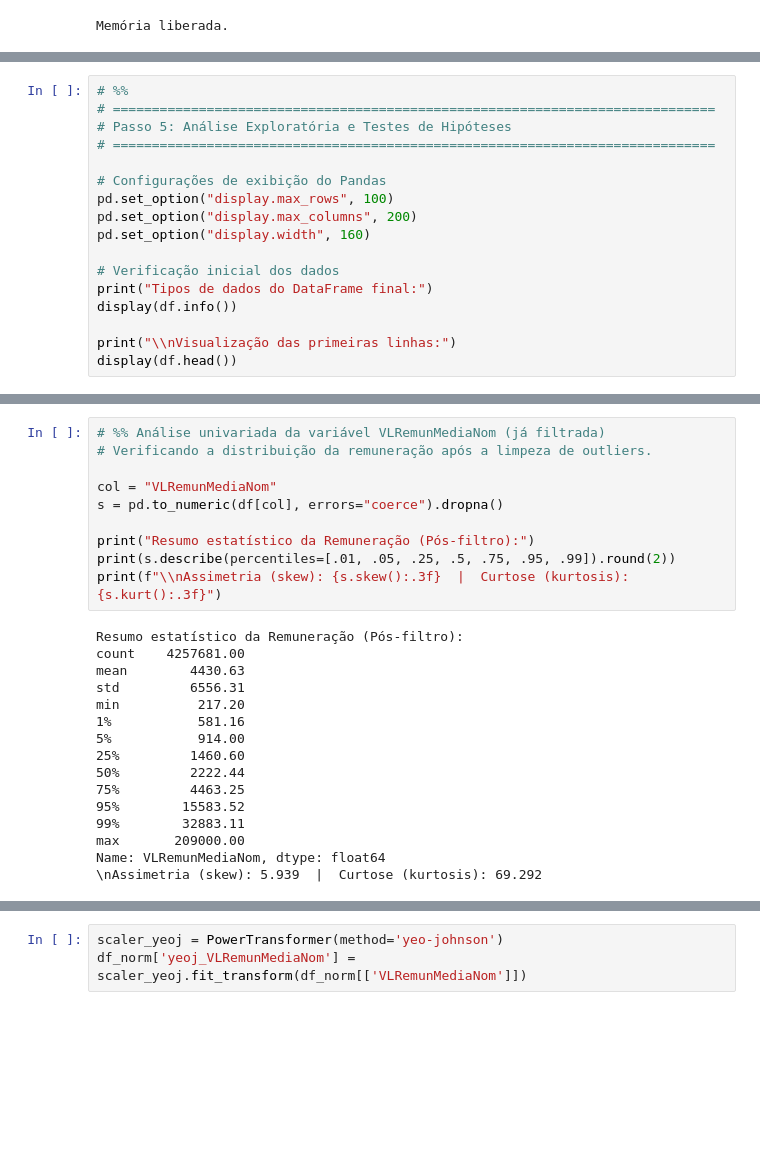
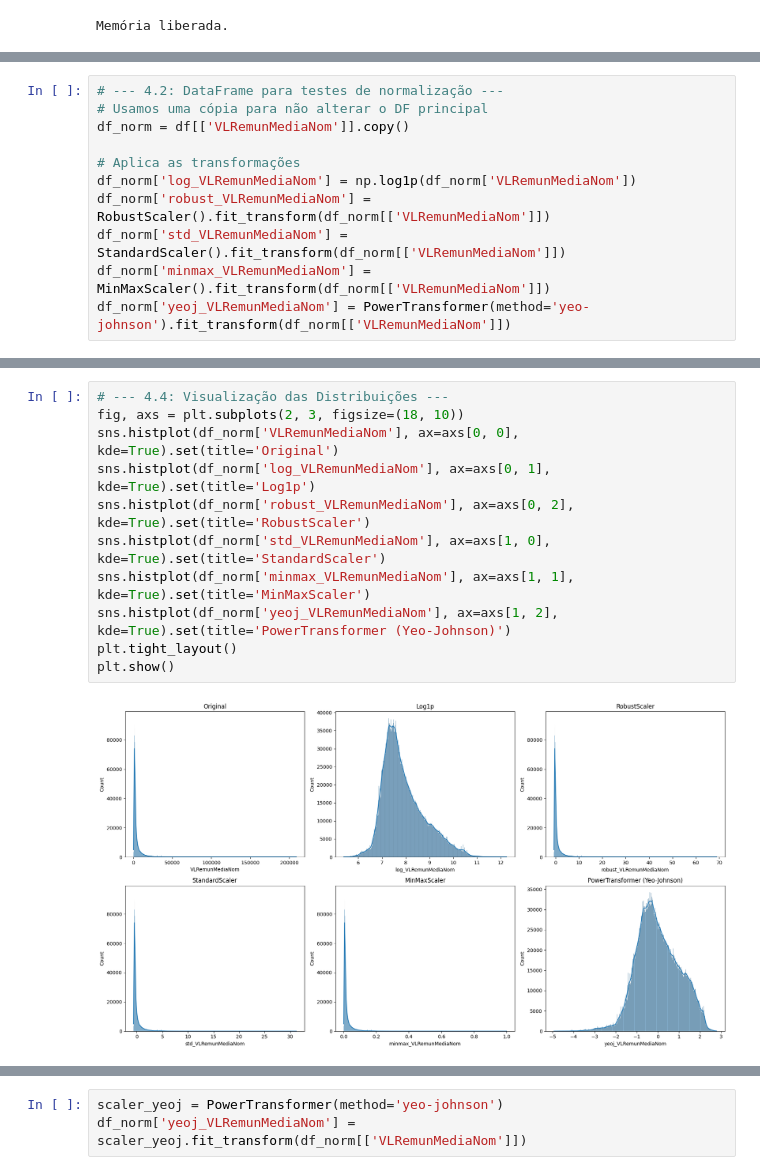
Before and after one commit to GGRoca/Lab2-Enap, a Jupyter notebook: Análise cópia.ipynb, the cells around one changed output, grey strips where cells are left out. Saved outputs shown, nothing was run; the diff lists cells and outputs as text; blank space fills up the shorter version.

```diff
--- a/Análise cópia.ipynb
+++ b/Análise cópia.ipynb
@@ -205,17 +225,11 @@ DataFrame final salvo com sucesso em: C:\Users\Guilherme\OneDrive\Cursos\ENAP\MB
 # %%
-# %%
-# =============================================================================
-# Passo 5: Análise Exploratória e Testes de Hipóteses
-# =============================================================================
+# --- 4.2: DataFrame para testes de normalização ---
+# Usamos uma cópia para não alterar o DF principal
+df_norm = df[['VLRemunMediaNom']].copy()
 
-# Configurações de exibição do Pandas
-pd.set_option("display.max_rows", 100)
-pd.set_option("display.max_columns", 200)
-pd.set_option("display.width", 160)
-
-# Verificação inicial dos dados
-print("Tipos de dados do DataFrame final:")
-display(df.info())
-
-print("\\nVisualização das primeiras linhas:")
-display(df.head())
+# Aplica as transformações
+df_norm['log_VLRemunMediaNom'] = np.log1p(df_norm['VLRemunMediaNom'])
+df_norm['robust_VLRemunMediaNom'] = RobustScaler().fit_transform(df_norm[['VLRemunMediaNom']])
+df_norm['std_VLRemunMediaNom'] = StandardScaler().fit_transform(df_norm[['VLRemunMediaNom']])
+df_norm['minmax_VLRemunMediaNom'] = MinMaxScaler().fit_transform(df_norm[['VLRemunMediaNom']])
+df_norm['yeoj_VLRemunMediaNom'] = PowerTransformer(method='yeo-johnson').fit_transform(df_norm[['VLRemunMediaNom']])
@@ -294,27 +251,14 @@ Zeros absolutos: 0
 # %%
-# %% Análise univariada da variável VLRemunMediaNom (já filtrada)
-# Verificando a distribuição da remuneração após a limpeza de outliers.
-
-col = "VLRemunMediaNom"
-s = pd.to_numeric(df[col], errors="coerce").dropna()
-
-print("Resumo estatístico da Remuneração (Pós-filtro):")
-print(s.describe(percentiles=[.01, .05, .25, .5, .75, .95, .99]).round(2))
-print(f"\\nAssimetria (skew): {s.skew():.3f}  |  Curtose (kurtosis): {s.kurt():.3f}")
+# --- 4.4: Visualização das Distribuições ---
+fig, axs = plt.subplots(2, 3, figsize=(18, 10))
+sns.histplot(df_norm['VLRemunMediaNom'], ax=axs[0, 0], kde=True).set(title='Original')
+sns.histplot(df_norm['log_VLRemunMediaNom'], ax=axs[0, 1], kde=True).set(title='Log1p')
+sns.histplot(df_norm['robust_VLRemunMediaNom'], ax=axs[0, 2], kde=True).set(title='RobustScaler')
+sns.histplot(df_norm['std_VLRemunMediaNom'], ax=axs[1, 0], kde=True).set(title='StandardScaler')
+sns.histplot(df_norm['minmax_VLRemunMediaNom'], ax=axs[1, 1], kde=True).set(title='MinMaxScaler')
+sns.histplot(df_norm['yeoj_VLRemunMediaNom'], ax=axs[1, 2], kde=True).set(title='PowerTransformer (Yeo-Johnson)')
+plt.tight_layout()
+plt.show()
 # %% [output]
-Resumo estatístico da Remuneração (Pós-filtro):
-count    4257681.00
-mean        4430.63
-std         6556.31
-min          217.20
-1%           581.16
-5%           914.00
-25%         1460.60
-50%         2222.44
-75%         4463.25
-95%        15583.52
-99%        32883.11
-max       209000.00
-Name: VLRemunMediaNom, dtype: float64
-\nAssimetria (skew): 5.939  |  Curtose (kurtosis): 69.292
+[figure, added]
 # %%
```
Also changed, not shown: parts of 18 cells of this notebook.
